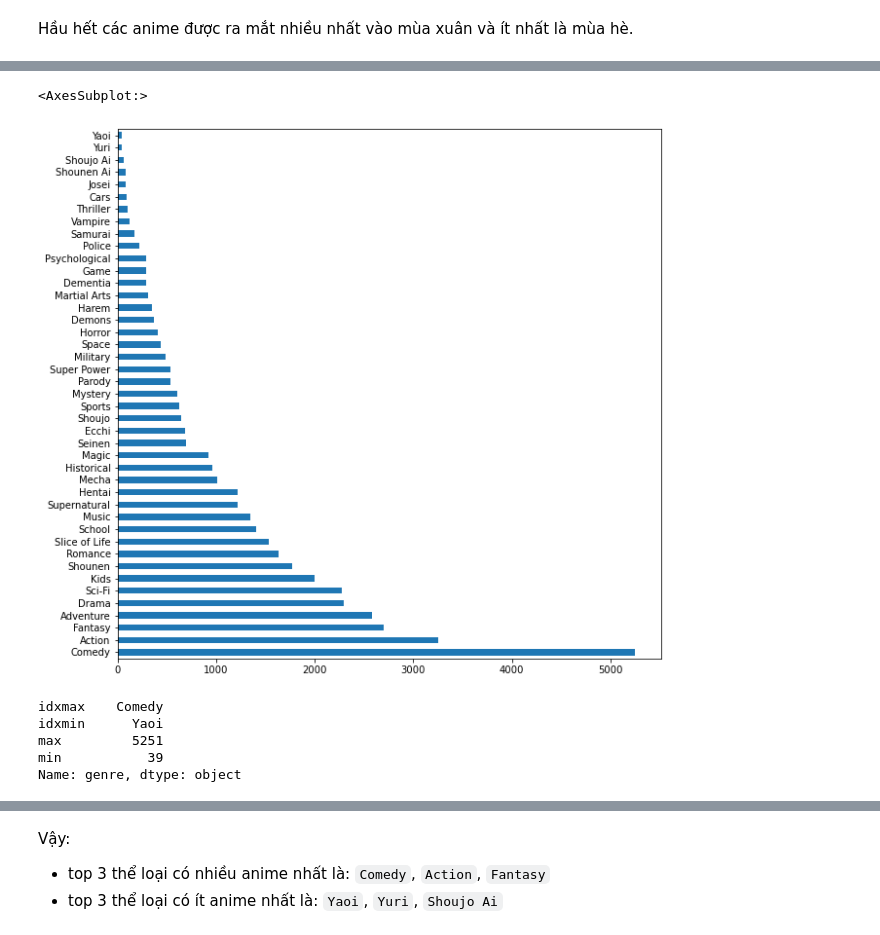
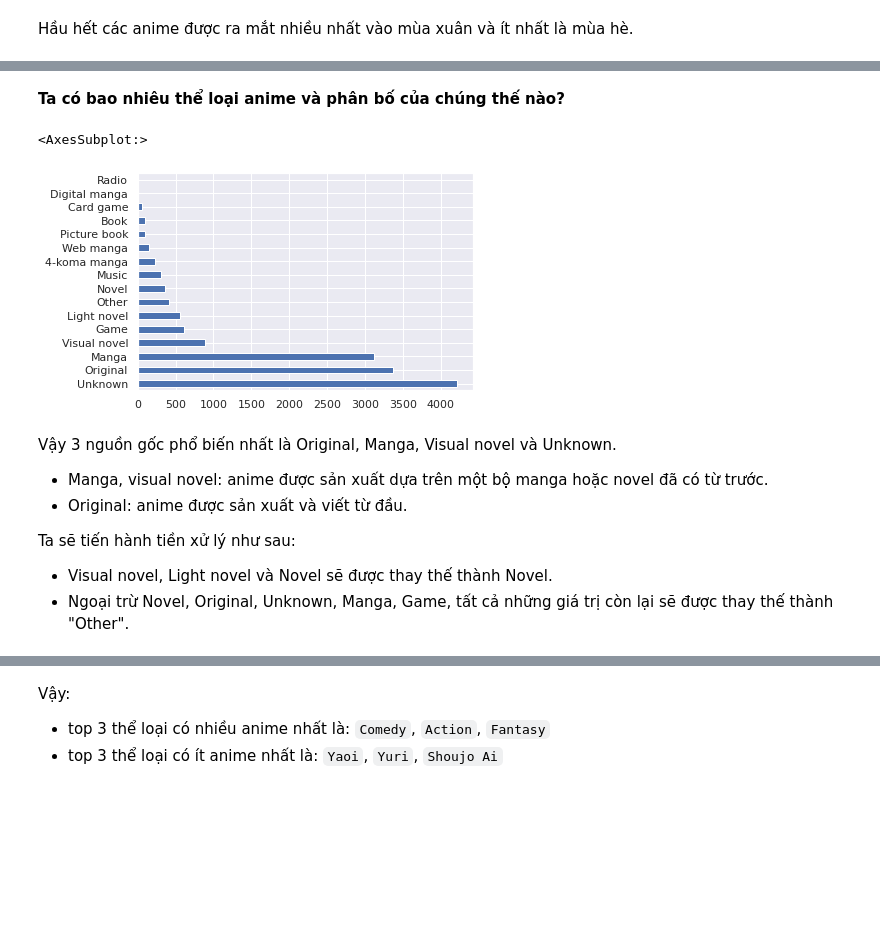
Before and after one commit to hungngocphat01/HCMUS-IntroDataSc-FinalProj, a Jupyter notebook: FINAL.ipynb, the cells around one changed output, grey strips where cells are left out. Drawn from its saved outputs; the diff is of its cells as text; code cells hidden in the pictures; blank space fills up the shorter version.

```diff
--- a/FINAL.ipynb
+++ b/FINAL.ipynb
@@ -617,20 +633,15 @@ Hầu hết các anime được ra mắt nhiều nhất vào mùa xuân và ít
-# %%
-#Lấy ra các hàng không null của cột 'genre' và "làm phẳng"
-not_null_genre = animes_df.loc[~animes_df.genre.isnull(), :]
-flatten_genre = not_null_genre.genre.explode()
-#Đếm tần số của từng thể loại
-genre_count = flatten_genre.value_counts()
-#Vẽ biểu đồ cột
-genre_count.sort_values(ascending = False, inplace = True)
-genre_count.plot(kind = 'barh', figsize = (10,10))
-# %% [output]
-<AxesSubplot:>
-[figure, removed]
-# %%
-genre_count.agg(['idxmax', 'idxmin', 'max', 'min'])
-# %% [output]
-idxmax    Comedy
-idxmin      Yaoi
-max         5251
-min           39
-Name: genre, dtype: object
+# %% [markdown]
+**Ta có bao nhiêu thể loại anime và phân bố của chúng thế nào?**
+# %%
+animes_df.source.value_counts().plot(kind='barh')
+# %% [output]
+<AxesSubplot:>
+[figure, added]
+# %% [markdown]
+Vậy 3 nguồn gốc phổ biến nhất là Original, Manga, Visual novel và Unknown.
+- Manga, visual novel: anime được sản xuất dựa trên một bộ manga hoặc novel đã có từ trước.
+- Original: anime được sản xuất và viết từ đầu.
+
+Ta sẽ tiến hành tiền xử lý như sau:
+- Visual novel, Light novel và Novel sẽ được thay thế thành Novel.
+- Ngoại trừ Novel, Original, Unknown, Manga, Game, tất cả những giá trị còn lại sẽ được thay thế thành "Other".
```
Also changed, not shown: parts of 16 cells of this notebook, 1 other file.
